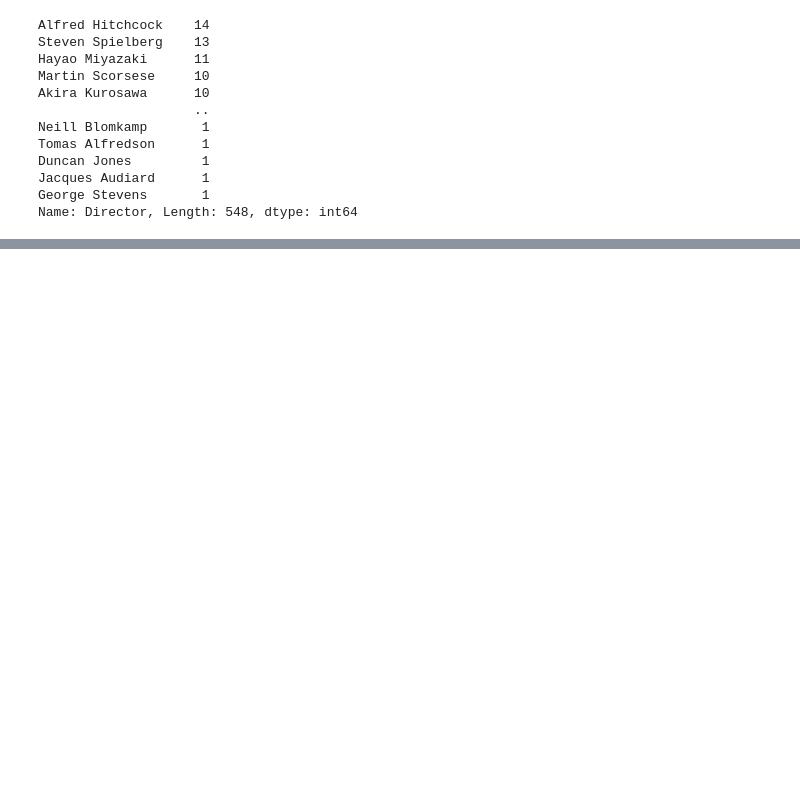
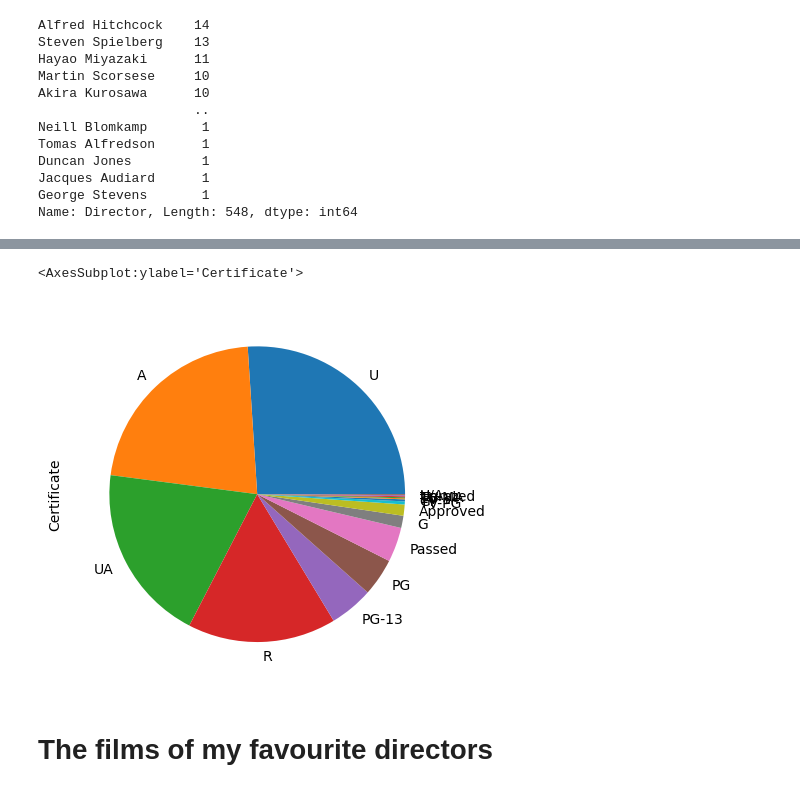
Before and after one commit to ansatsu01/Data-Analysis-and-Visualisation-Technology-Course, a Jupyter notebook: Exploratory Data Analysis.ipynb, the cells around one changed output, grey strips where cells are left out. Cells and saved outputs as stored; diff of their text form; code cells hidden in the pictures; blank space fills up the shorter version.

```diff
--- a/Exploratory Data Analysis.ipynb
+++ b/Exploratory Data Analysis.ipynb
@@ -62,0 +153,7 @@ Name: Director, Length: 548, dtype: int64
+# %%
+films.Certificate.value_counts().plot(kind='pie')
+# %% [output]
+<AxesSubplot:ylabel='Certificate'>
+[figure, added]
+# %% [markdown]
+# The films of my favourite directors
```
Also changed, not shown: parts of 22 cells of this notebook.
